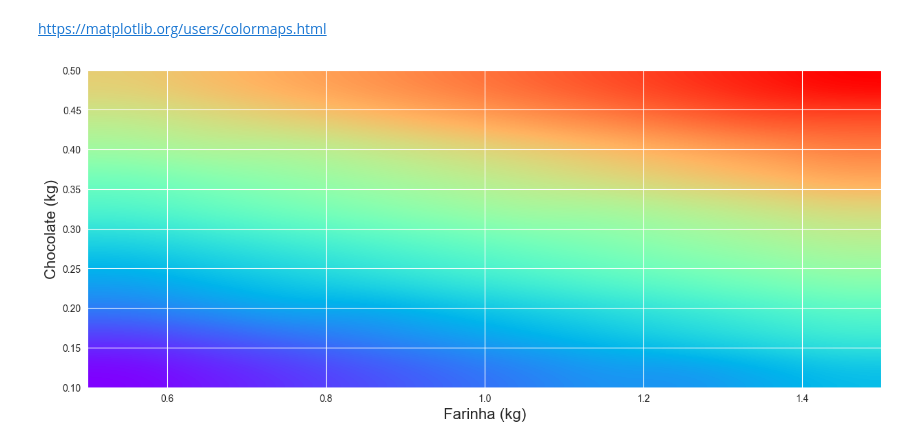
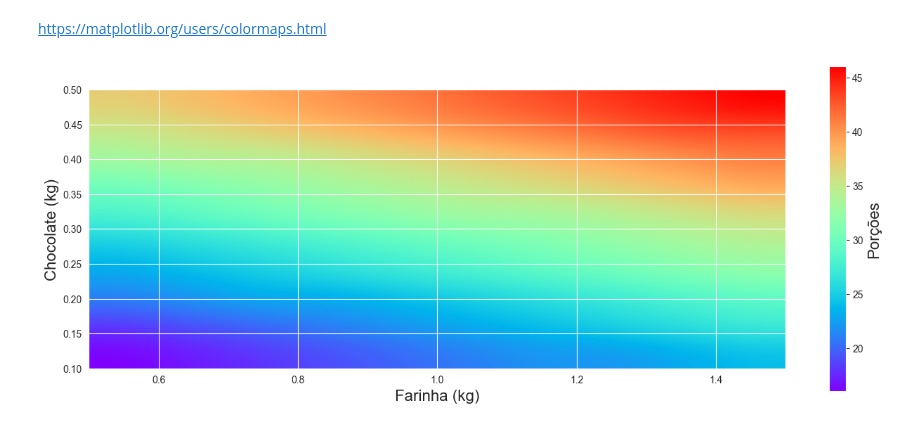
Before and after one commit to fcardosoo/15-Alura-Analise-de-experimentos-testes-mapas-de-cores-e-analises-dos-dados, a Jupyter notebook: Planejamento_experimentos_aula.ipynb, the cells around one changed output. Drawn from its saved outputs; the diff is of its cells as text; code cells hidden in the pictures.

```diff
--- a/Planejamento_experimentos_aula.ipynb
+++ b/Planejamento_experimentos_aula.ipynb
@@ -703,8 +703,11 @@ https://matplotlib.org/users/colormaps.html
 # %%
 plt.figure(figsize = (16, 6))
 plt.xlabel('Farinha (kg)', fontsize=16)
 plt.ylabel('Chocolate (kg)', fontsize=16)
 
 mapa_cor = plt.imshow(pontos, origin = 'lower', cmap = cm.rainbow, interpolation='quadric', extent = (0.5, 1.5, 0.1, 0.5))
+
+# Barra de cor
+plt.colorbar().set_label('Porções', fontsize=16)
 # %% [output]
-[figure, old version]
+[figure, new version]
```
